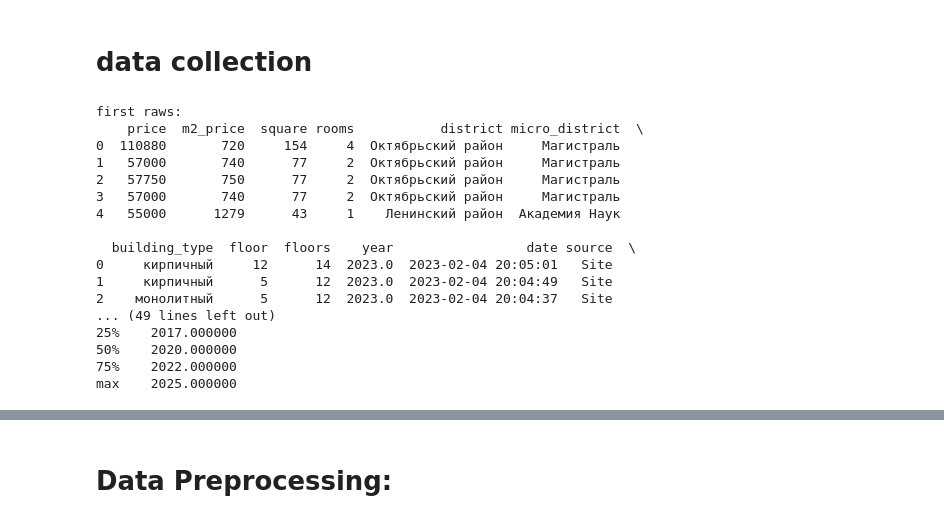
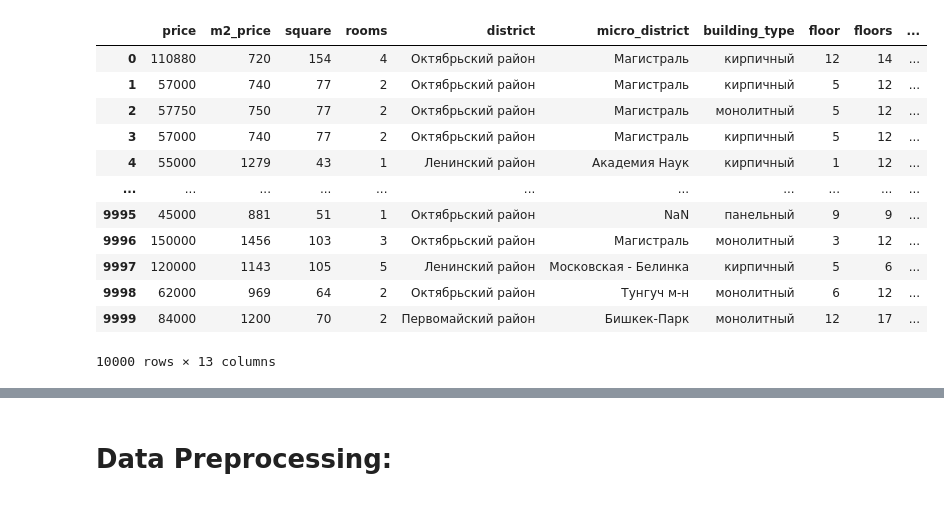
Before and after one commit to Aidin2005/dataFinal, a Jupyter notebook: тестовый.ipynb, the cells around one changed output, grey strips where cells are left out. Cells and saved outputs as stored; diff of their text form; code cells hidden in the pictures.

```diff
--- a/тестовый.ipynb
+++ b/тестовый.ipynb
@@ -1,32 +1,19 @@
 # %%
 import pandas as pd
 import numpy as np
 df = pd.read_csv("Bishkek.csv")
+df
+# %% [output]
+|  | price | m2_price | square | rooms | district | micro_district | building_type | floor | floors | ... |
+| 0 | 110880 | 720 | 154 | 4 | Октябрьский район | Магистраль | кирпичный | 12 | 14 | ... |
+| 1 | 57000 | 740 | 77 | 2 | Октябрьский район | Магистраль | кирпичный | 5 | 12 | ... |
+| 2 | 57750 | 750 | 77 | 2 | Октябрьский район | Магистраль | монолитный | 5 | 12 | ... |
+| 3 | 57000 | 740 | 77 | 2 | Октябрьский район | Магистраль | кирпичный | 5 | 12 | ... |
+| 4 | 55000 | 1279 | 43 | 1 | Ленинский район | Академия Наук | кирпичный | 1 | 12 | ... |
+| ... | ... | ... | ... | ... | ... | ... | ... | ... | ... | ... |
+| 9995 | 45000 | 881 | 51 | 1 | Октябрьский район | NaN | панельный | 9 | 9 | ... |
+| 9996 | 150000 | 1456 | 103 | 3 | Октябрьский район | Магистраль | монолитный | 3 | 12 | ... |
+| 9997 | 120000 | 1143 | 105 | 5 | Ленинский район | Московская - Белинка | кирпичный | 5 | 6 | ... |
+| 9998 | 62000 | 969 | 64 | 2 | Октябрьский район | Тунгуч м-н | монолитный | 6 | 12 | ... |
+| 9999 | 84000 | 1200 | 70 | 2 | Первомайский район | Бишкек-Парк | монолитный | 12 | 17 | ... |
+10000 rows × 13 columns
-# %% [markdown]
-# data collection
-# %%
-# Initial Review
-print("first raws:")
-print(df.head())
-print("\nData info:")
-print(df.info())
-print("\ninfo of numeric falues:")
-print(df.describe())
-# %% [output]
-first raws:
-    price  m2_price  square rooms           district micro_district  \
-0  110880       720     154     4  Октябрьский район     Магистраль
-1   57000       740      77     2  Октябрьский район     Магистраль
-2   57750       750      77     2  Октябрьский район     Магистраль
-3   57000       740      77     2  Октябрьский район     Магистраль
-4   55000      1279      43     1    Ленинский район  Академия Наук
-
-  building_type  floor  floors    year                 date source  \
-0     кирпичный     12      14  2023.0  2023-02-04 20:05:01   Site
-1     кирпичный      5      12  2023.0  2023-02-04 20:04:49   Site
-2    монолитный      5      12  2023.0  2023-02-04 20:04:37   Site
-... (49 lines left out)
-25%    2017.000000
-50%    2020.000000
-75%    2022.000000
-max    2025.000000
```
Also changed, not shown: parts of 3 cells of this notebook.
